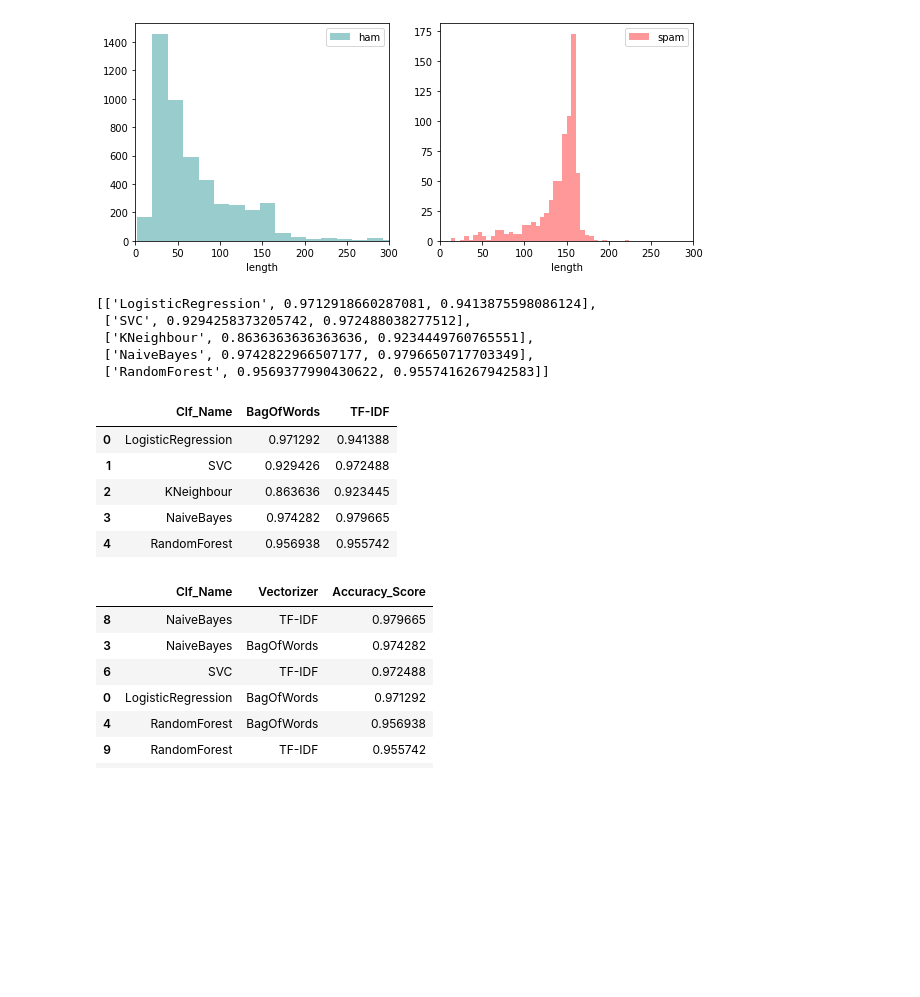
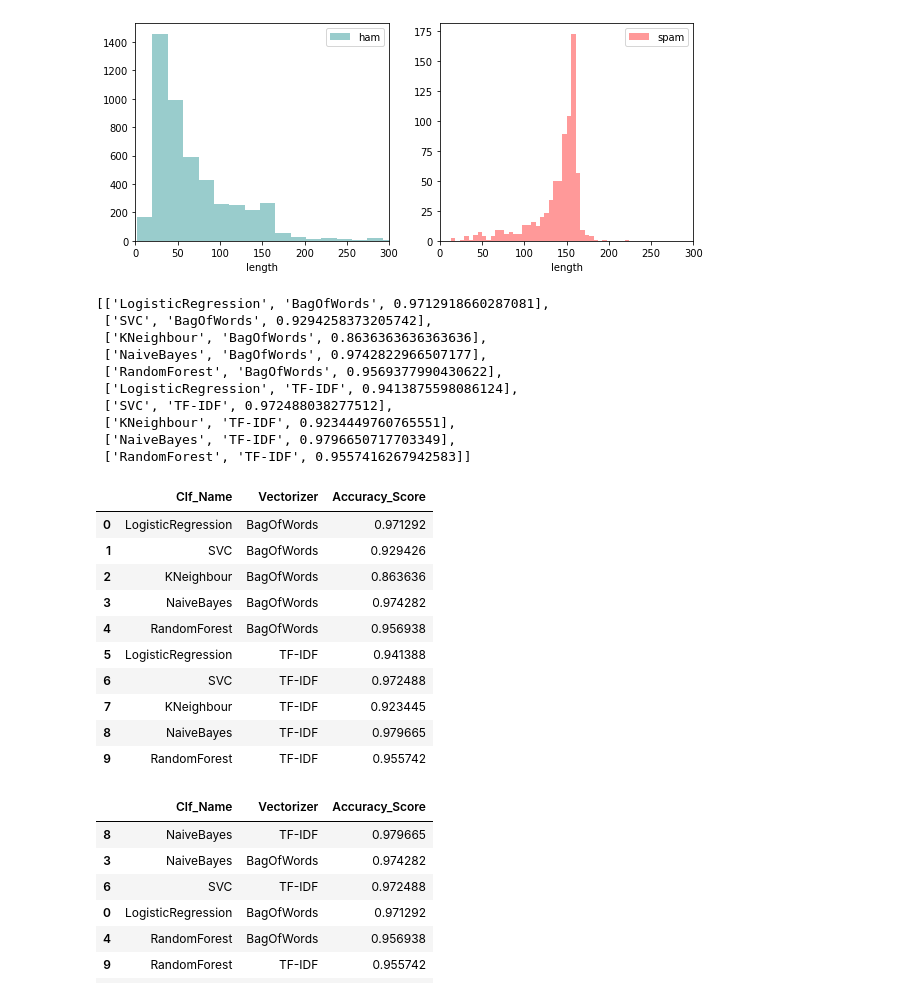
Before and after one commit to rui-zhang-ocean/Spam_Classifier, a Jupyter notebook: Spam_Classifier.ipynb, the cells around one changed output. Cells and saved outputs as stored; diff of their text form; code cells hidden in the pictures; blank space fills up the shorter version.

Commit message:
update Spam_Classifier document and add spam-can picture

```diff
--- a/Spam_Classifier.ipynb
+++ b/Spam_Classifier.ipynb
@@ -102,35 +133,41 @@ def predict_labels(clf, X_test):
 # %%
 pred_scores = []
 
-# loop over 2 vectorizers and 5 classifiers to calculate the score and put into 5x3 matrix
+# loop over 2 vectorizers and 5 classifiers to calculate the score and put into 10x3 matrix,
+# where classifier name in 1st, vectorizer name in 2nd, accuracy score in 3rd column
 for vec_name, vectorizer in vectorizers.items():
     features = vectorizer.fit_transform(text_cleaned)
     X_train, X_test, y_train, y_test = train_test_split(features, df['label'], test_size=0.3, random_state=random_num)
     for clf_name, clf in clfs.items():
         train_classifier(clf, X_train, y_train)
-        pred = predict_labels(clf,X_test)
-        # fill in the matrix with clf_name (1st column) and score for BagOfWords (2nd column), then append score for TF-IDF (3rd column)
-        if vec_name == 'BagOfWords':
-            pred_scores.append([clf_name, accuracy_score(y_test,pred)])
-        else:
-            clf_index = list(clfs.keys()).index(clf_name)
-            pred_scores[clf_index].append(accuracy_score(y_test,pred))
+        pred = predict_labels(clf, X_test)
+        pred_scores.append([clf_name, vec_name, accuracy_score(y_test,pred)])
 # %%
 pred_scores
 # %% [output]
-[['LogisticRegression', 0.9712918660287081, 0.9413875598086124],
- ['SVC', 0.9294258373205742, 0.972488038277512],
- ['KNeighbour', 0.8636363636363636, 0.9234449760765551],
- ['NaiveBayes', 0.9742822966507177, 0.9796650717703349],
- ['RandomForest', 0.9569377990430622, 0.9557416267942583]]
+[['LogisticRegression', 'BagOfWords', 0.9712918660287081],
+ ['SVC', 'BagOfWords', 0.9294258373205742],
+ ['KNeighbour', 'BagOfWords', 0.8636363636363636],
+ ['NaiveBayes', 'BagOfWords', 0.9742822966507177],
+ ['RandomForest', 'BagOfWords', 0.9569377990430622],
+ ['LogisticRegression', 'TF-IDF', 0.9413875598086124],
+ ['SVC', 'TF-IDF', 0.972488038277512],
+ ['KNeighbour', 'TF-IDF', 0.9234449760765551],
+ ['NaiveBayes', 'TF-IDF', 0.9796650717703349],
+ ['RandomForest', 'TF-IDF', 0.9557416267942583]]
 # %%
-df_score = pd.DataFrame(pred_scores, columns = ['Clf_Name','BagOfWords','TF-IDF'])
+df_score = pd.DataFrame(pred_scores, columns = ['Clf_Name','Vectorizer','Accuracy_Score'])
 df_score
 # %% [output]
-|  | Clf_Name | BagOfWords | TF-IDF |
-| 0 | LogisticRegression | 0.971292 | 0.941388 |
-| 1 | SVC | 0.929426 | 0.972488 |
-| 2 | KNeighbour | 0.863636 | 0.923445 |
-| 3 | NaiveBayes | 0.974282 | 0.979665 |
-| 4 | RandomForest | 0.956938 | 0.955742 |
+|  | Clf_Name | Vectorizer | Accuracy_Score |
+| 0 | LogisticRegression | BagOfWords | 0.971292 |
+| 1 | SVC | BagOfWords | 0.929426 |
+| 2 | KNeighbour | BagOfWords | 0.863636 |
+| 3 | NaiveBayes | BagOfWords | 0.974282 |
+| 4 | RandomForest | BagOfWords | 0.956938 |
+| 5 | LogisticRegression | TF-IDF | 0.941388 |
+| 6 | SVC | TF-IDF | 0.972488 |
+| 7 | KNeighbour | TF-IDF | 0.923445 |
+| 8 | NaiveBayes | TF-IDF | 0.979665 |
+| 9 | RandomForest | TF-IDF | 0.955742 |
 # %%
```
Also changed, not shown: parts of 5 cells of this notebook, 1 other file.
